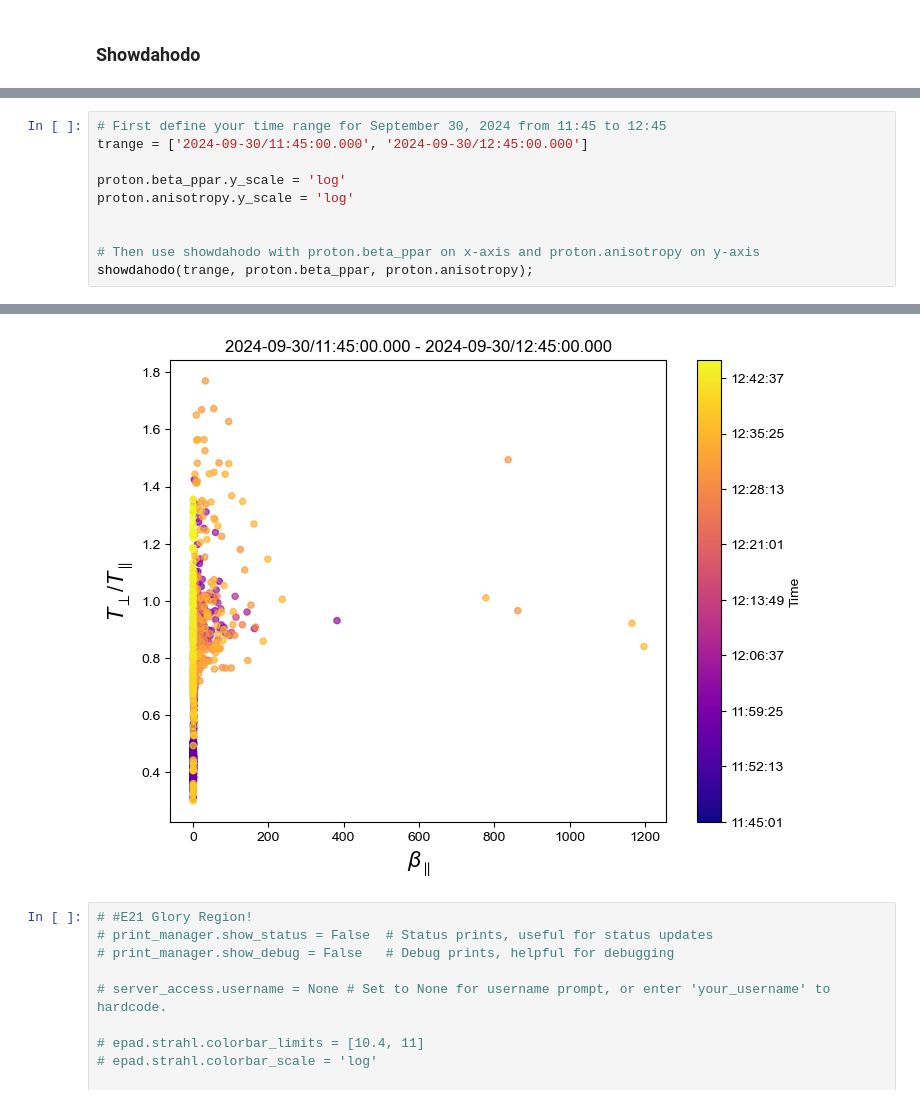
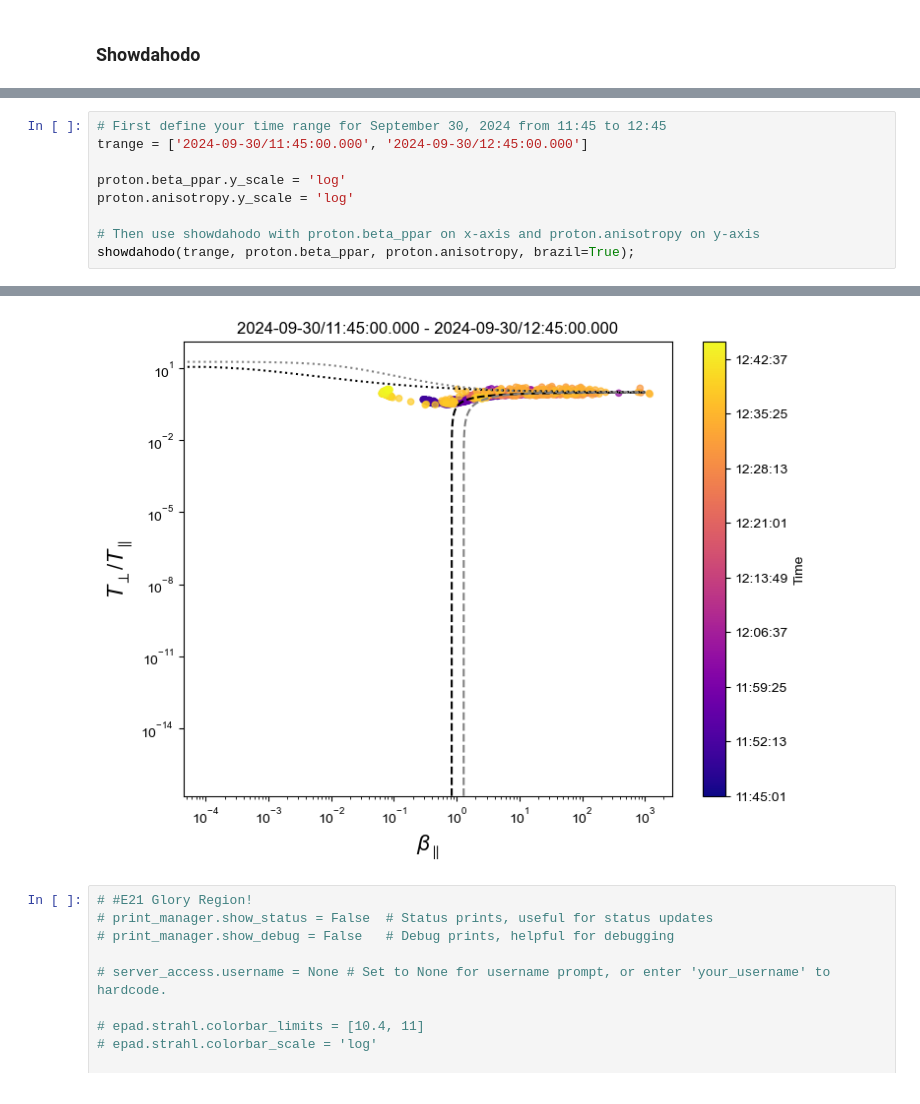
Before and after one commit to Sonified/Plotbot, a Jupyter notebook: Plotbot.ipynb, the cells around one changed output, grey strips where cells are left out. Drawn from its saved outputs; the diff is of its cells as text.

```diff
--- a/Plotbot.ipynb
+++ b/Plotbot.ipynb
@@ -127,9 +130,8 @@ trange = ['2024-09-30/11:45:00.000', '2024-09-30/12:45:00.000']
 proton.beta_ppar.y_scale = 'log'
 proton.anisotropy.y_scale = 'log'
 
-
 # Then use showdahodo with proton.beta_ppar on x-axis and proton.anisotropy on y-axis
-showdahodo(trange, proton.beta_ppar, proton.anisotropy);
+showdahodo(trange, proton.beta_ppar, proton.anisotropy, brazil=True);
 # %% [output]
 Processing spi_sf00_l3_mom...
 📡 spi_sf00_l3_mom - A local .cdf file already exists:
@@ -140,4 +144,4 @@ Creating hodogram plot...
-[figure, old version]
+[figure, new version]
 # %%
 # #E21 Glory Region!
 # print_manager.show_status = False  # Status prints, useful for status updates
```
Also changed, not shown: parts of 23 cells of this notebook, 3 other files.
